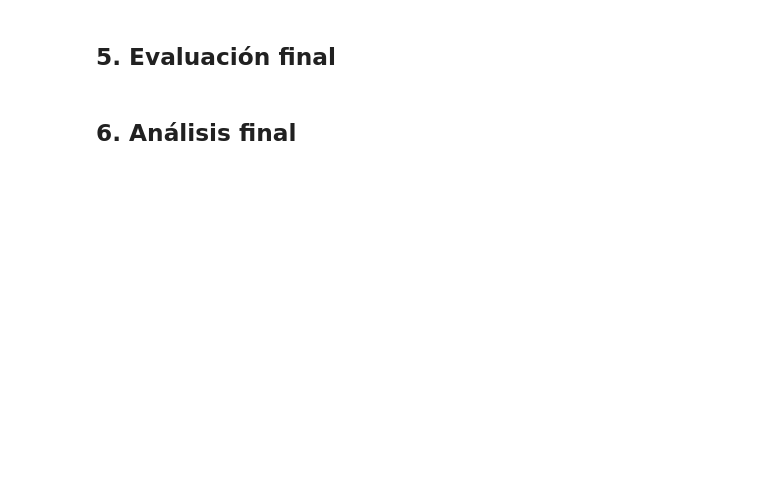
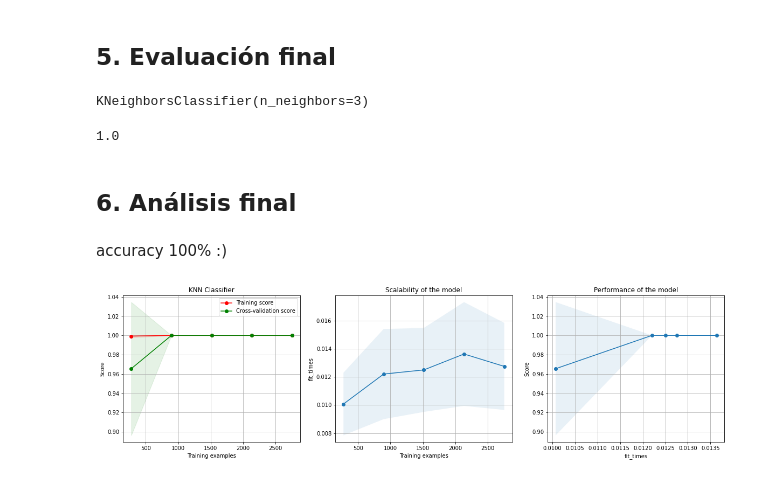
Before and after one commit to fabiannoda/disease_prediction, a Jupyter notebook: disease_prediction.ipynb, the cells around one changed output. Drawn from its saved outputs; the diff is of its cells as text; code cells hidden in the pictures; blank space fills up the shorter version.

Commit message:
learning curves

```diff
--- a/disease_prediction.ipynb
+++ b/disease_prediction.ipynb
@@ -93,0 +223,4 @@ plt.show()
+# %%
+gs = GridSearchCV(clf, param_grid)
+# %%
+gs.fit(X, y)
@@ -95,0 +261,6 @@ plt.show()
+# %%
+clf = KNeighborsClassifier(gs.best_params_['n_neighbors'])
+# %%
+clf.fit(X, y)
+# %% [output]
+KNeighborsClassifier(n_neighbors=3)
@@ -96,2 +269,8 @@ plt.show()
+# %%
+accuracy_score(y_test, y_pred)
+# %% [output]
+1.0
 # %% [markdown]
 ## 6. Análisis final
+# %% [markdown]
+accuracy 100% :)
@@ -97,0 +396,5 @@ plt.show()
+# %%
+plot_learning_curve(clf, 'KNN Classifier', X, y)
+plt.show()
+# %% [output]
+[figure, added]
```
Also changed, not shown: parts of 45 cells of this notebook.
